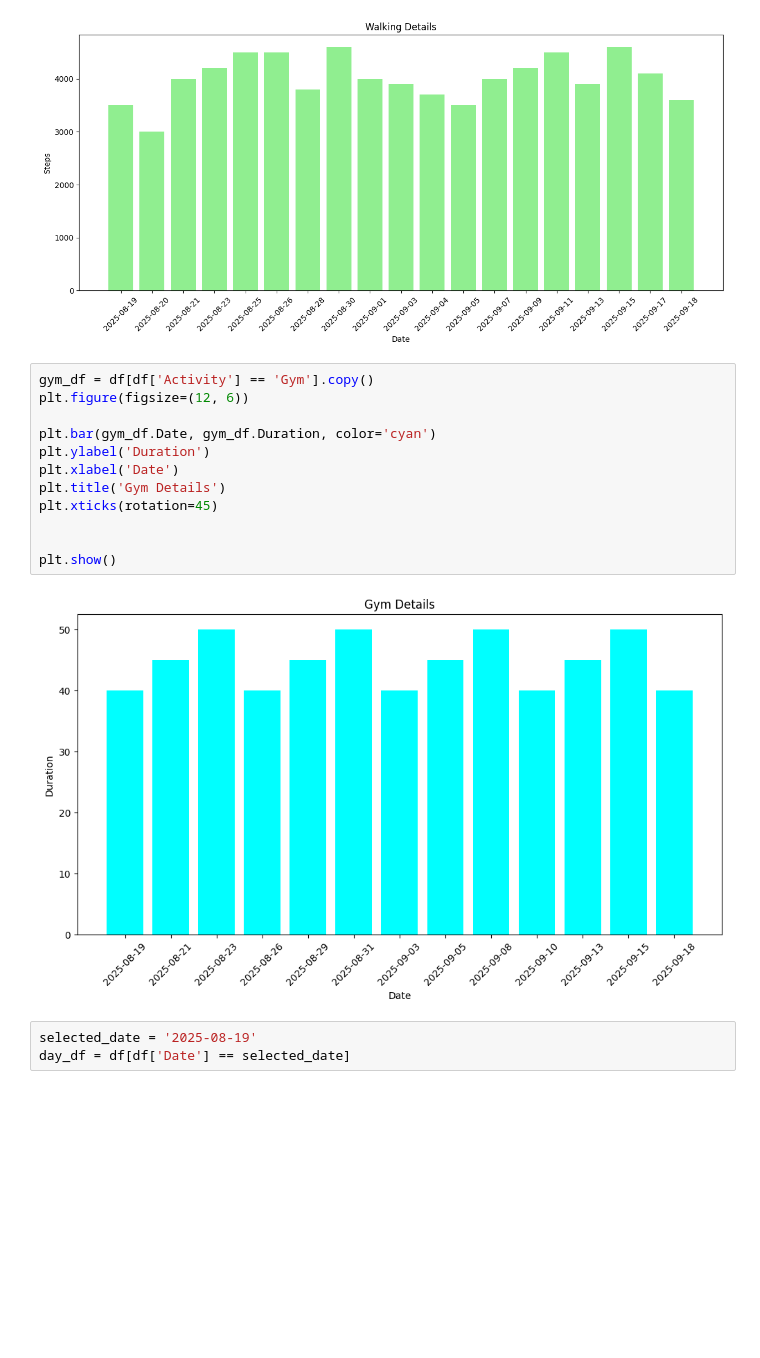
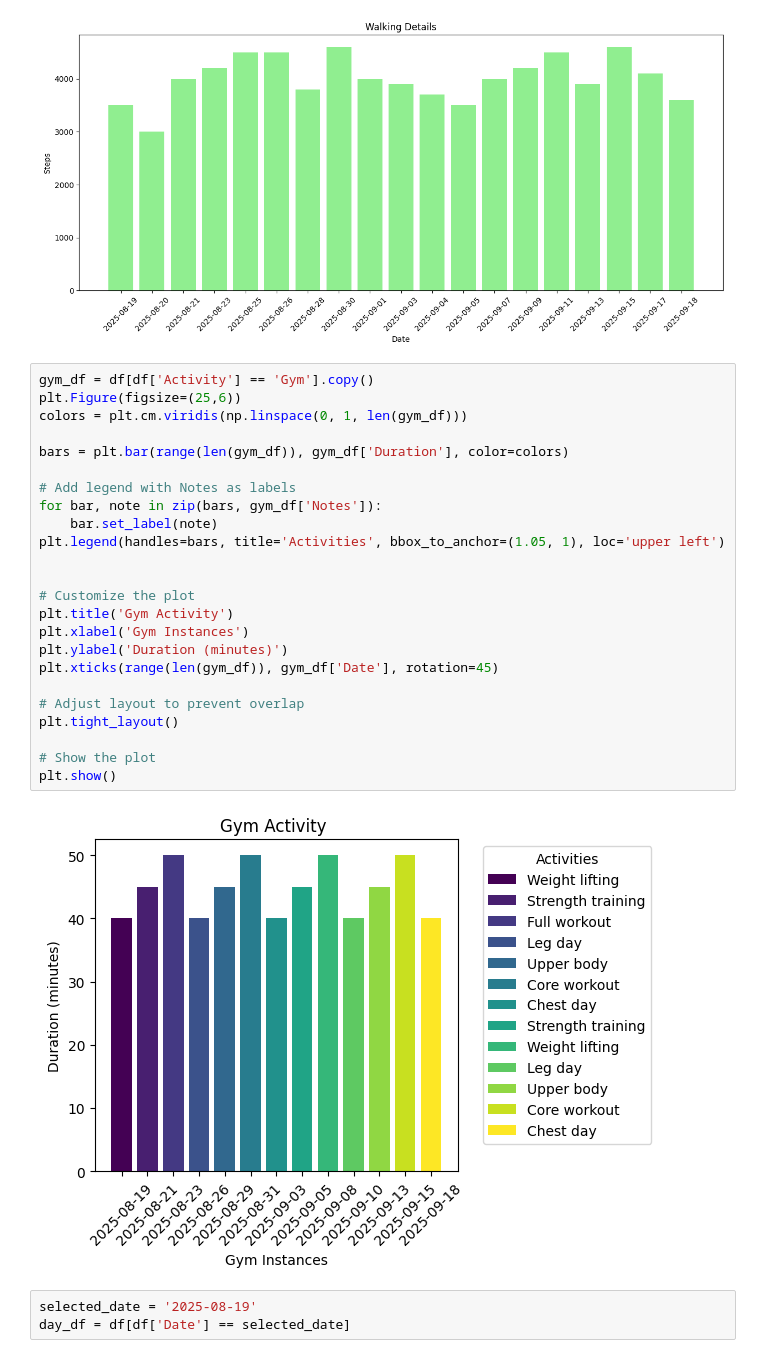
Before and after one commit to Nazihahaha/Fitness-Tracker, a Jupyter notebook: main.ipynb, the cells around one changed output. Saved outputs shown, nothing was run; the diff lists cells and outputs as text; blank space fills up the shorter version.

```diff
--- a/main.ipynb
+++ b/main.ipynb
@@ -74,20 +74,32 @@ plt.xticks(rotation=45)
 plt.show()
 # %% [output]
 [figure]
-# %%
-gym_df = df[df['Activity'] == 'Gym'].copy()
-plt.figure(figsize=(12, 6))
-
-plt.bar(gym_df.Date, gym_df.Duration, color='cyan')
-plt.ylabel('Duration')
-plt.xlabel('Date')
-plt.title('Gym Details')
-plt.xticks(rotation=45)
-
-
-plt.show()
-# %% [output]
-[figure, removed]
+# %%
+gym_df = df[df['Activity'] == 'Gym'].copy()
+plt.Figure(figsize=(25,6))
+colors = plt.cm.viridis(np.linspace(0, 1, len(gym_df)))
+
+bars = plt.bar(range(len(gym_df)), gym_df['Duration'], color=colors)
+
+# Add legend with Notes as labels
+for bar, note in zip(bars, gym_df['Notes']):
+    bar.set_label(note)
+plt.legend(handles=bars, title='Activities', bbox_to_anchor=(1.05, 1), loc='upper left')
+
+
+# Customize the plot
+plt.title('Gym Activity')
+plt.xlabel('Gym Instances')
+plt.ylabel('Duration (minutes)')
+plt.xticks(range(len(gym_df)), gym_df['Date'], rotation=45)
+
+# Adjust layout to prevent overlap
+plt.tight_layout()
+
+# Show the plot
+plt.show()
+# %% [output]
+[figure, added]
 # %%
 selected_date = '2025-08-19'
 day_df = df[df['Date'] == selected_date]
```
